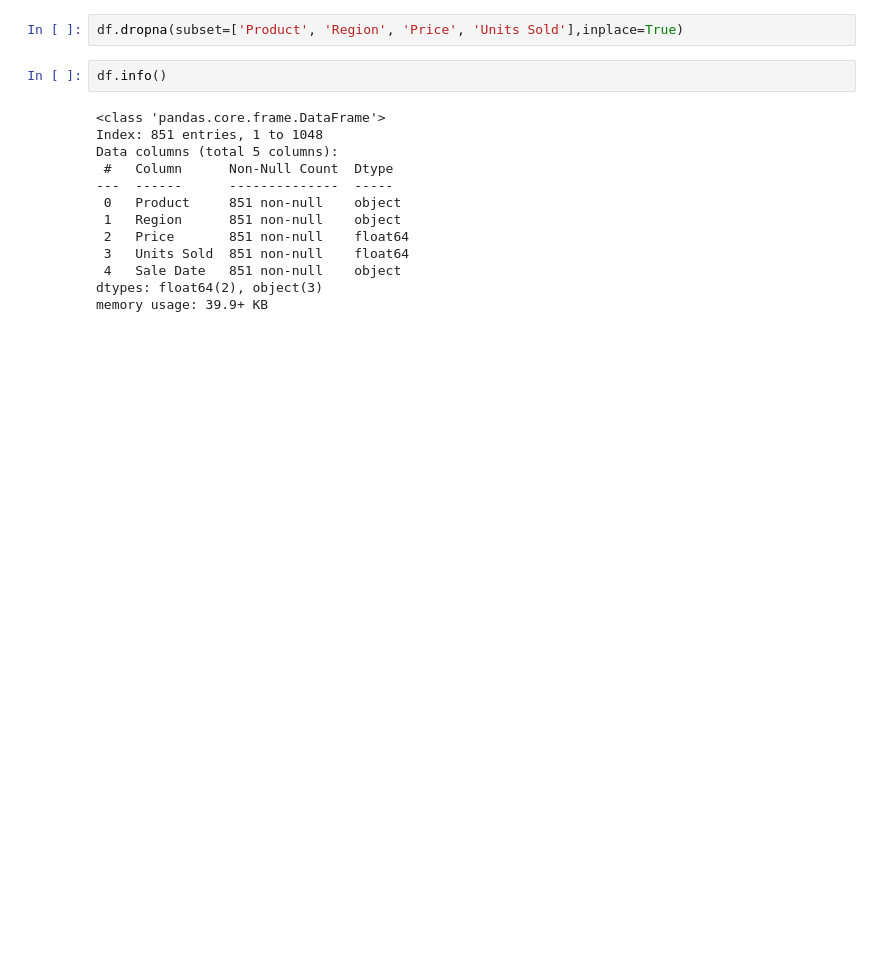
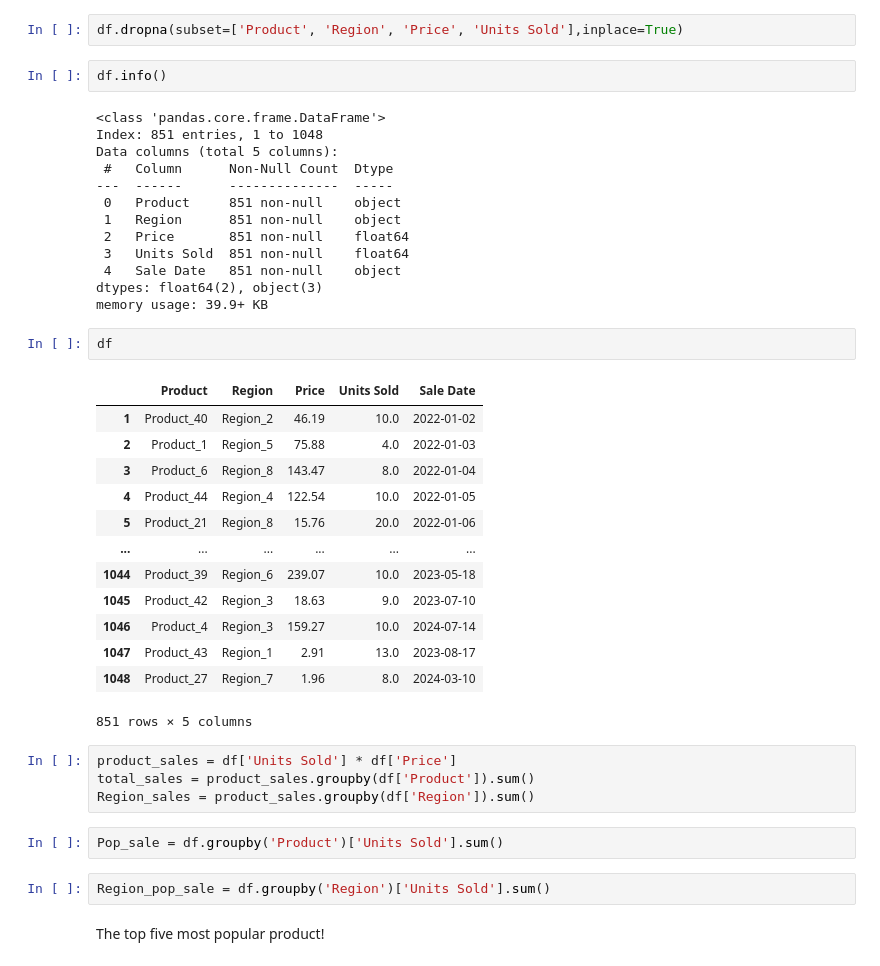
Before and after one commit to JacdowYc/Schulich_data_science1, a Jupyter notebook: Assignment 1.ipynb, the cells around one changed output. Drawn from its saved outputs; the diff is of its cells as text; blank space fills up the shorter version.

```diff
--- a/Assignment 1.ipynb
+++ b/Assignment 1.ipynb
@@ -108,3 +86,29 @@ Data columns (total 5 columns):
  4   Sale Date   851 non-null    object
 dtypes: float64(2), object(3)
 memory usage: 39.9+ KB
+# %%
+df
+# %% [output]
+|  | Product | Region | Price | Units Sold | Sale Date |
+| 1 | Product_40 | Region_2 | 46.19 | 10.0 | 2022-01-02 |
+| 2 | Product_1 | Region_5 | 75.88 | 4.0 | 2022-01-03 |
+| 3 | Product_6 | Region_8 | 143.47 | 8.0 | 2022-01-04 |
+| 4 | Product_44 | Region_4 | 122.54 | 10.0 | 2022-01-05 |
+| 5 | Product_21 | Region_8 | 15.76 | 20.0 | 2022-01-06 |
+| ... | ... | ... | ... | ... | ... |
+| 1044 | Product_39 | Region_6 | 239.07 | 10.0 | 2023-05-18 |
+| 1045 | Product_42 | Region_3 | 18.63 | 9.0 | 2023-07-10 |
+| 1046 | Product_4 | Region_3 | 159.27 | 10.0 | 2024-07-14 |
+| 1047 | Product_43 | Region_1 | 2.91 | 13.0 | 2023-08-17 |
+| 1048 | Product_27 | Region_7 | 1.96 | 8.0 | 2024-03-10 |
+851 rows × 5 columns
+# %%
+product_sales = df['Units Sold'] * df['Price']
+total_sales = product_sales.groupby(df['Product']).sum()
+Region_sales = product_sales.groupby(df['Region']).sum()
+# %%
+Pop_sale = df.groupby('Product')['Units Sold'].sum()
+# %%
+Region_pop_sale = df.groupby('Region')['Units Sold'].sum()
+# %% [markdown]
+The top five most popular product!
```
Also changed, not shown: parts of 31 cells of this notebook.
